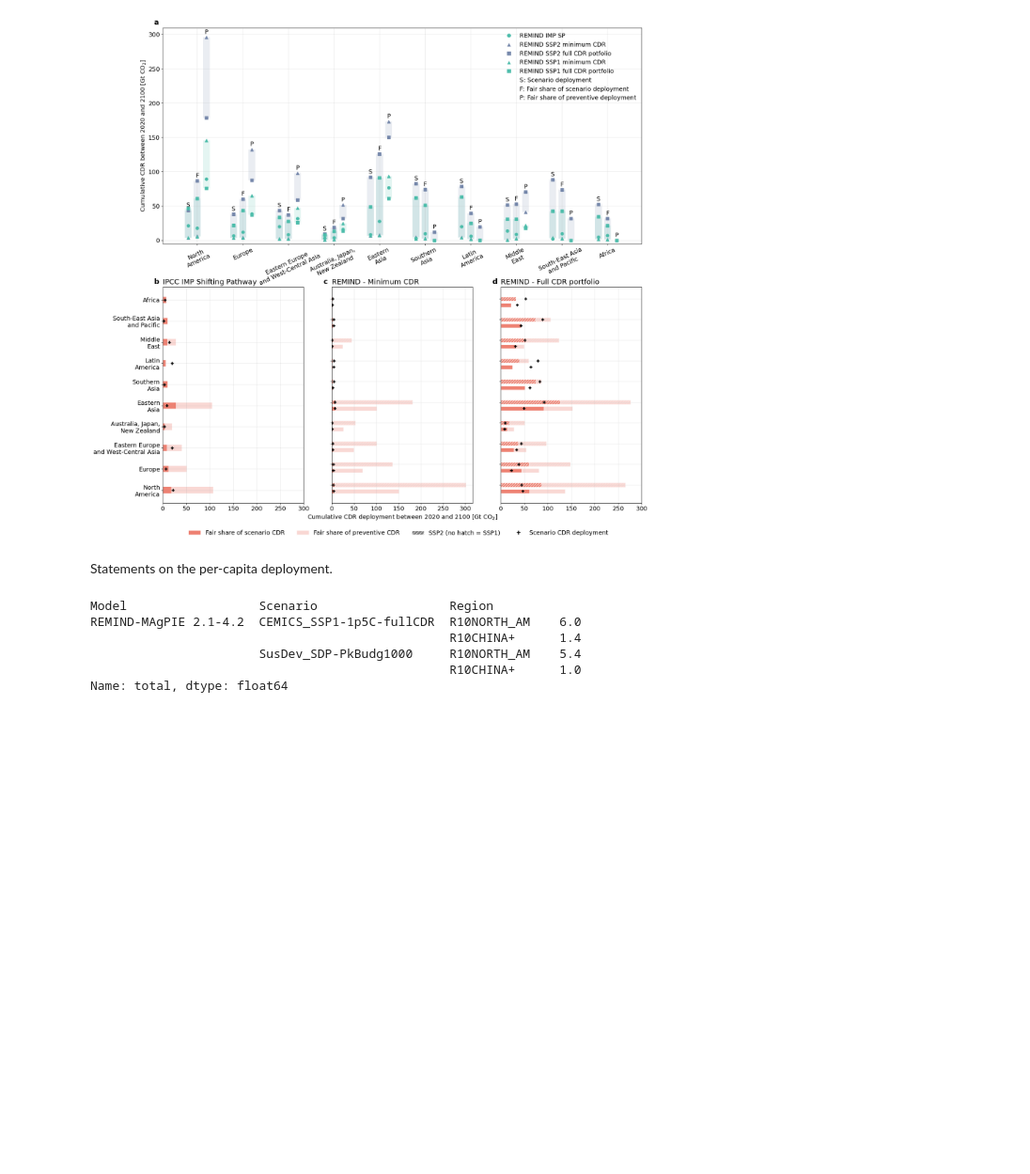
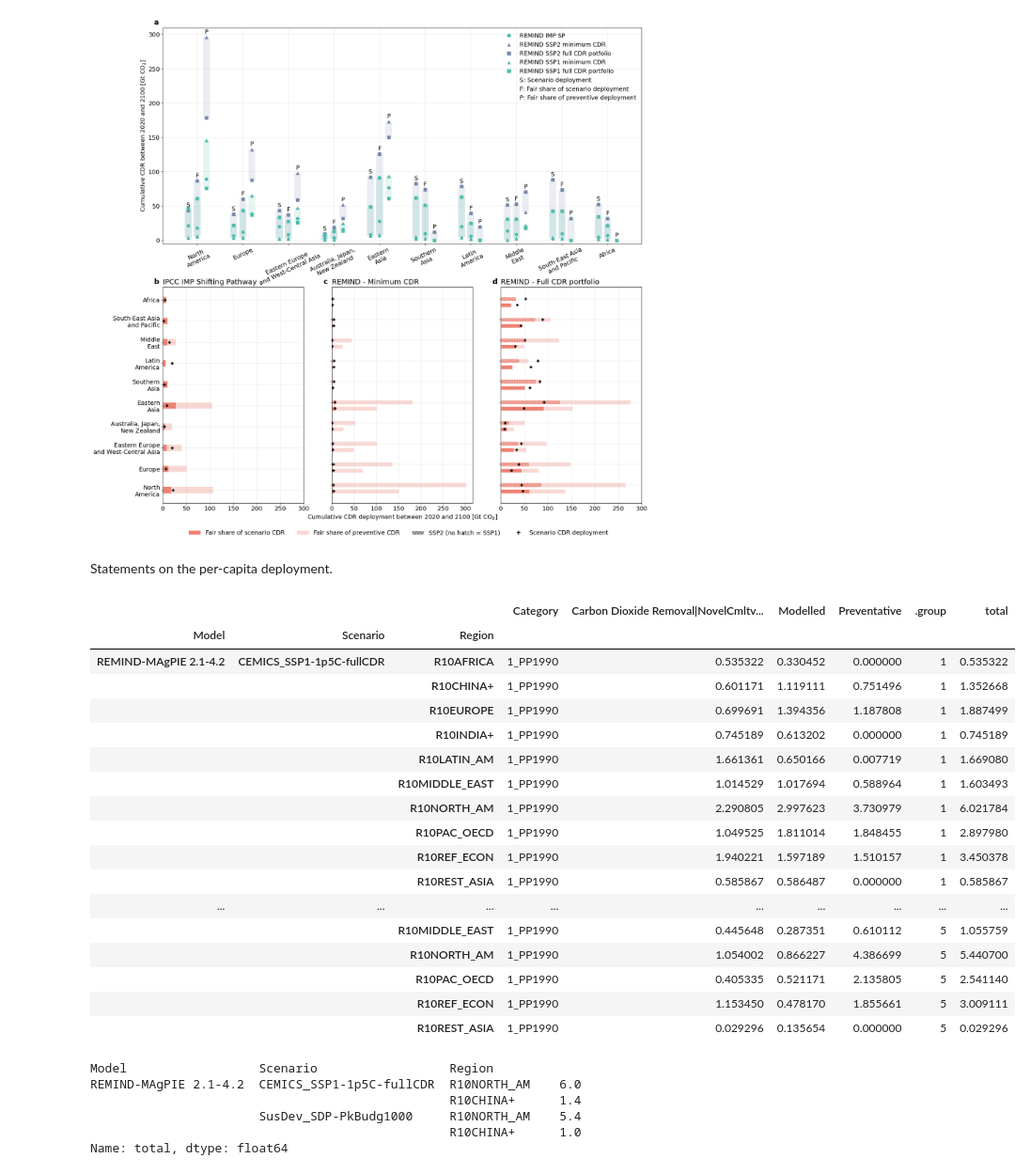
Before and after one commit to gaurav-ganti/cdr_climate_uncertainty, a Jupyter notebook: notebooks/603_figure3.ipynb, the cells around one changed output. Shown at 94% size. Drawn from its saved outputs; the diff is of its cells as text; code cells hidden in the pictures; blank space fills up the shorter version.

```diff
--- a/notebooks/603_figure3.ipynb
+++ b/notebooks/603_figure3.ipynb
@@ -283,6 +283,27 @@ fig.savefig(
 Statements on the per-capita deployment.
 # %%
 percapita['total'] = percapita['Carbon Dioxide Removal|NovelCmltv|PerCapita20202100'] + percapita['Preventative']
+# %%
+percapita
+# %% [output]
+|  |  |  | Category | Carbon Dioxide Removal|NovelCmltv... | Modelled | Preventative | .group | total |
+| Model | Scenario | Region |  |  |  |  |  |  |
+| REMIND-MAgPIE 2.1-4.2 | CEMICS_SSP1-1p5C-fullCDR | R10AFRICA | 1_PP1990 | 0.535322 | 0.330452 | 0.000000 | 1 | 0.535322 |
+|  |  | R10CHINA+ | 1_PP1990 | 0.601171 | 1.119111 | 0.751496 | 1 | 1.352668 |
+|  |  | R10EUROPE | 1_PP1990 | 0.699691 | 1.394356 | 1.187808 | 1 | 1.887499 |
+|  |  | R10INDIA+ | 1_PP1990 | 0.745189 | 0.613202 | 0.000000 | 1 | 0.745189 |
+|  |  | R10LATIN_AM | 1_PP1990 | 1.661361 | 0.650166 | 0.007719 | 1 | 1.669080 |
+|  |  | R10MIDDLE_EAST | 1_PP1990 | 1.014529 | 1.017694 | 0.588964 | 1 | 1.603493 |
+|  |  | R10NORTH_AM | 1_PP1990 | 2.290805 | 2.997623 | 3.730979 | 1 | 6.021784 |
+|  |  | R10PAC_OECD | 1_PP1990 | 1.049525 | 1.811014 | 1.848455 | 1 | 2.897980 |
+|  |  | R10REF_ECON | 1_PP1990 | 1.940221 | 1.597189 | 1.510157 | 1 | 3.450378 |
+|  |  | R10REST_ASIA | 1_PP1990 | 0.585867 | 0.586487 | 0.000000 | 1 | 0.585867 |
+| ... | ... | ... | ... | ... | ... | ... | ... | ... |
+|  |  | R10MIDDLE_EAST | 1_PP1990 | 0.445648 | 0.287351 | 0.610112 | 5 | 1.055759 |
+|  |  | R10NORTH_AM | 1_PP1990 | 1.054002 | 0.866227 | 4.386699 | 5 | 5.440700 |
+|  |  | R10PAC_OECD | 1_PP1990 | 0.405335 | 0.521171 | 2.135805 | 5 | 2.541140 |
+|  |  | R10REF_ECON | 1_PP1990 | 1.153450 | 0.478170 | 1.855661 | 5 | 3.009111 |
+|  |  | R10REST_ASIA | 1_PP1990 | 0.029296 | 0.135654 | 0.000000 | 5 | 0.029296 |
 # %%
 percap_for_statements = percapita.loc[
     pd.IndexSlice[
```
Also changed, not shown: 1 other file.
